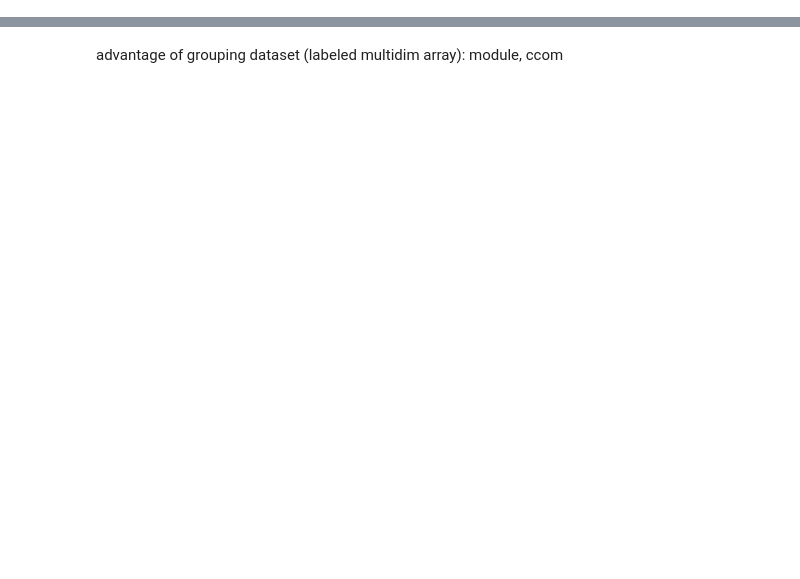
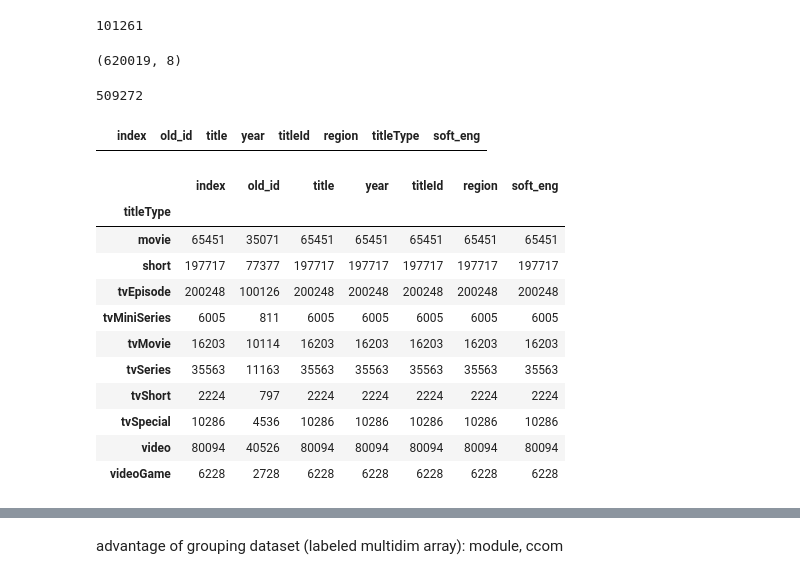
Before and after one commit to hyunjimoon/empirical_dynamics, a Jupyter notebook: cont_code/movie/test.ipynb, the cells around one changed output, grey strips where cells are left out. Drawn from its saved outputs; the diff is of its cells as text; code cells hidden in the pictures; blank space fills up the shorter version.

```diff
--- a/cont_code/movie/test.ipynb
+++ b/cont_code/movie/test.ipynb
@@ -41,0 +34,29 @@ Data variables:
+# %%
+len(join2[join2.titleId.isnull()].title.unique()) #101k
+# %% [output]
+101261
+# %%
+print(optin3.shape) #620019
+len(optin3.title.unique()) #509272
+# %% [output]
+(620019, 8)
+509272
+# %%
+optin3[optin3.titleId.isnull()]
+# %% [output]
+|  | index | old_id | title | year | titleId | region | titleType | soft_eng |
+# %%
+optin3.groupby('titleType').count()
+# %% [output]
+|  | index | old_id | title | year | titleId | region | soft_eng |
+| titleType |  |  |  |  |  |  |  |
+| movie | 65451 | 35071 | 65451 | 65451 | 65451 | 65451 | 65451 |
+| short | 197717 | 77377 | 197717 | 197717 | 197717 | 197717 | 197717 |
+| tvEpisode | 200248 | 100126 | 200248 | 200248 | 200248 | 200248 | 200248 |
+| tvMiniSeries | 6005 | 811 | 6005 | 6005 | 6005 | 6005 | 6005 |
+| tvMovie | 16203 | 10114 | 16203 | 16203 | 16203 | 16203 | 16203 |
+| tvSeries | 35563 | 11163 | 35563 | 35563 | 35563 | 35563 | 35563 |
+| tvShort | 2224 | 797 | 2224 | 2224 | 2224 | 2224 | 2224 |
+| tvSpecial | 10286 | 4536 | 10286 | 10286 | 10286 | 10286 | 10286 |
+| video | 80094 | 40526 | 80094 | 80094 | 80094 | 80094 | 80094 |
+| videoGame | 6228 | 2728 | 6228 | 6228 | 6228 | 6228 | 6228 |
```
Also changed, not shown: parts of 52 cells of this notebook, 30 other files.
